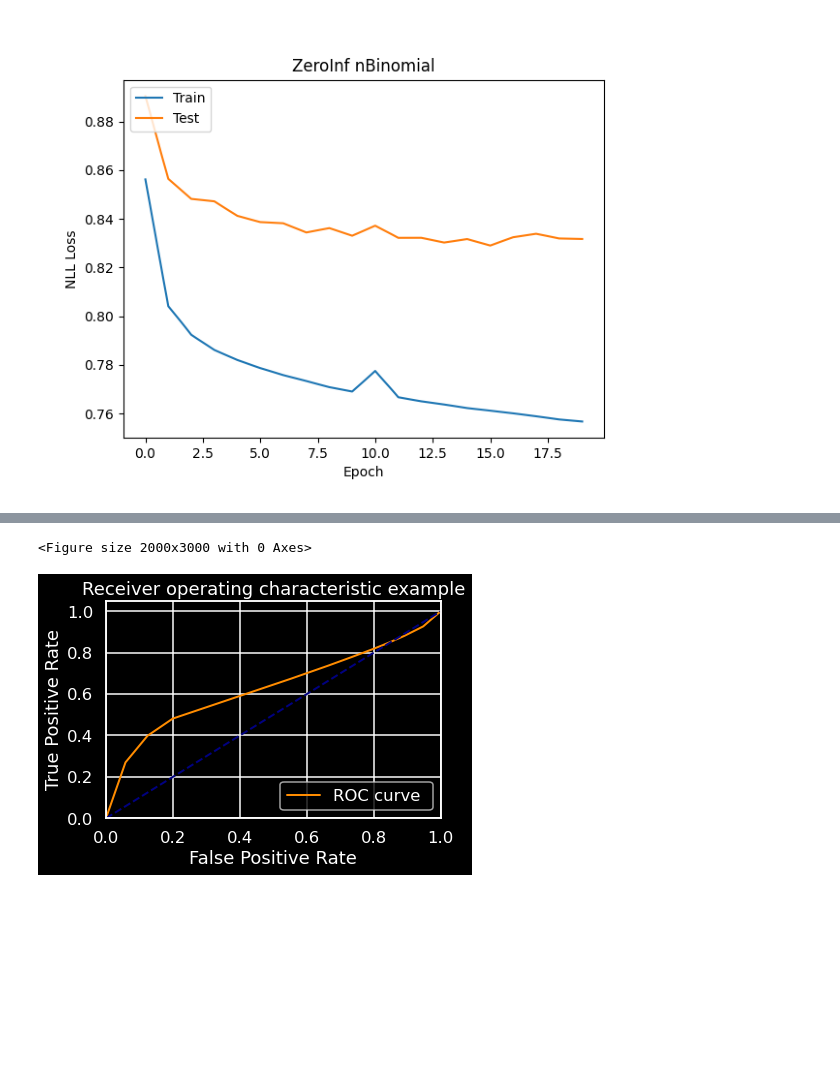
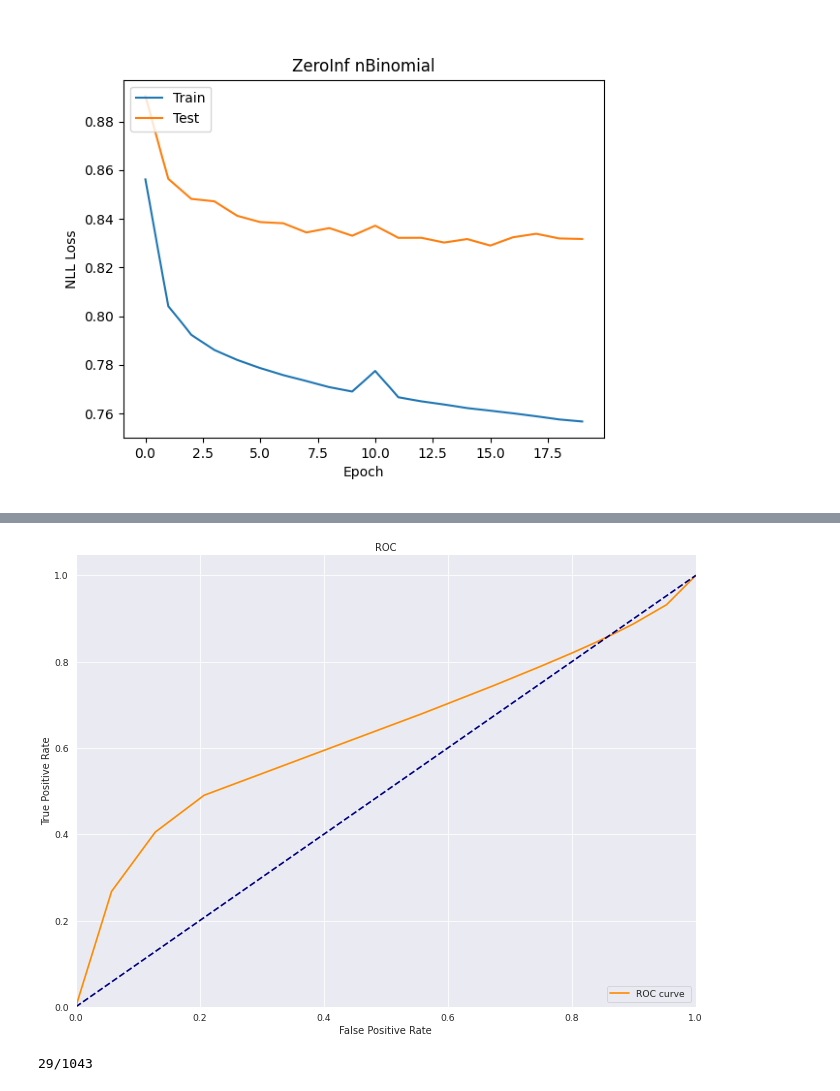
Before and after one commit to sichrist/DeepRain2, a Jupyter notebook: DeepRain_clean/30min_LSTM_conv_znBinomial_eval.ipynb, the cells around one changed output, grey strips where cells are left out. Saved outputs shown, nothing was run; the diff lists cells and outputs as text; code cells hidden in the pictures; blank space fills up the shorter version.

```diff
--- a/DeepRain_clean/30min_LSTM_conv_znBinomial_eval.ipynb
+++ b/DeepRain_clean/30min_LSTM_conv_znBinomial_eval.ipynb
@@ -144,6 +144,33 @@ Worker 45 finishedd   2200 images
-# %%
-baseline_dict = baseline.copy()
-plotAUC(baseline_dict)
-# %% [output]
-<Figure size 2000x3000 with 0 Axes>
-[figure, removed]
+# %%
+baseline_dict = baseline.copy()
+def plotAUC(baseline_dict,lw=3):
+    figure(num=None, figsize=(20, 15), dpi=40, facecolor='w', edgecolor='k')
+    tp = []
+    fp = []
+
+    for key in baseline_dict:
+        base = baseline_dict[key]
+        tp.append(base["TP"]/(base["TP"]+base["FN"]) )
+        fp.append(base["FP"]/(base["FP"]+base["FN"]))
+    sns.set(style="ticks", context="talk")
+    sns.set_style("darkgrid")
+    plt.plot(fp, tp, color='darkorange',
+         lw=lw, label='ROC curve ')
+    plt.plot([0, 1], [0, 1], color='navy', lw=lw, linestyle='--')
+    plt.xlim([0.0, 1.0])
+    plt.ylim([0.0, 1.05])
+    plt.xlabel('False Positive Rate')
+    plt.ylabel('True Positive Rate')
+    plt.title('ROC')
+    plt.legend(loc="lower right")
+    plt.show()
+
+
+plotAUC(baseline_dict)
+# %% [output]
+[figure, added]
+# %%
+ret = calculate_quantiles(model,test)
+q,l = ret
+# %% [output]
+29/1043
```
Also changed, not shown: parts of 7 cells of this notebook, 2 other files.
